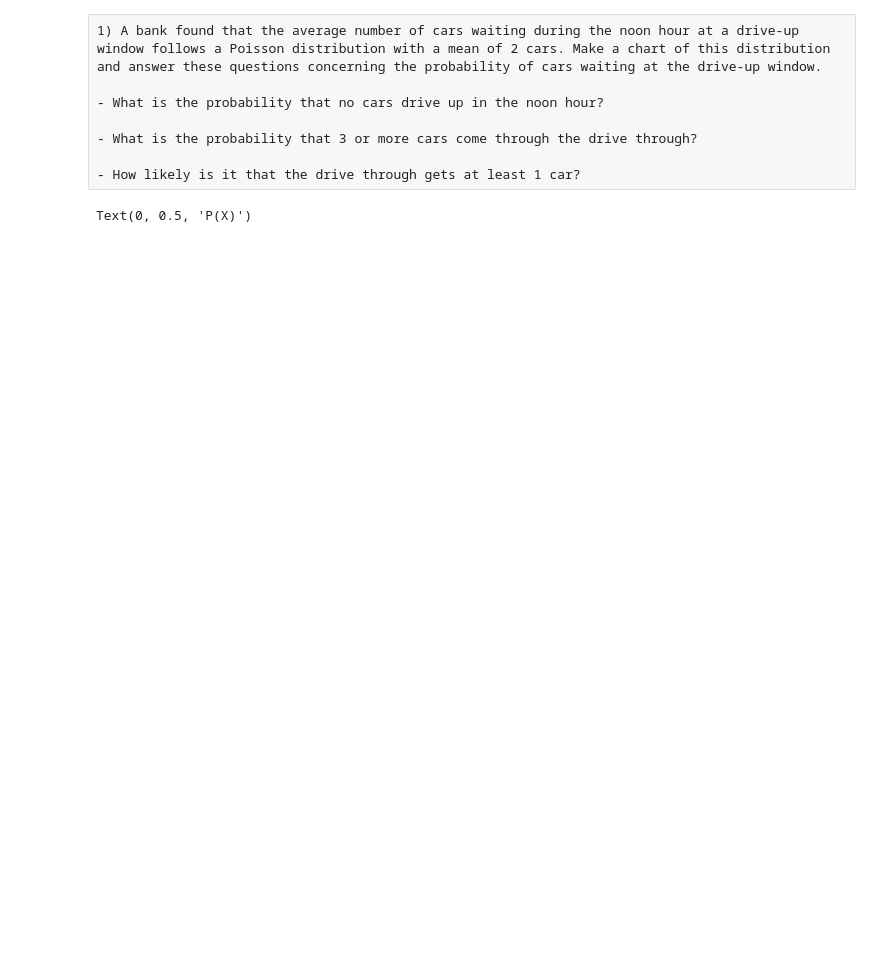
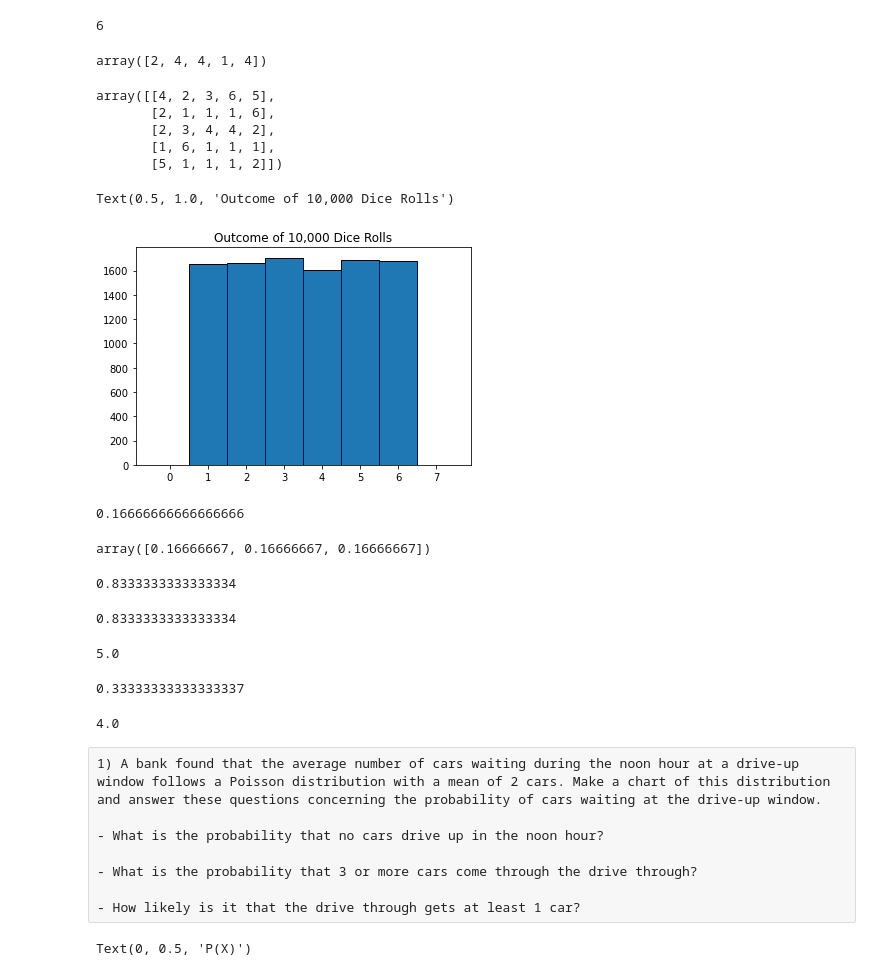
Before and after one commit to dlmitc3/statistics-exercises, a Jupyter notebook: probability_distributions.ipynb, the cells around one changed output. Saved outputs shown, nothing was run; the diff lists cells and outputs as text; code cells hidden in the pictures; blank space fills up the shorter version.

```diff
--- a/probability_distributions.ipynb
+++ b/probability_distributions.ipynb
@@ -8,3 +19,59 @@ from scipy.stats import poisson
+# %%
+die_distribution = stats.randint(1, 7)
+# %%
+die_distribution.rvs()
+# %% [output]
+6
+# %%
+die_distribution.rvs(5)
+# %% [output]
+array([2, 4, 4, 1, 4])
+# %%
+die_distribution.rvs((5, 5))
+# %% [output]
+array([[4, 2, 3, 6, 5],
+       [2, 1, 1, 1, 6],
+       [2, 3, 4, 4, 2],
+       [1, 6, 1, 1, 1],
+       [5, 1, 1, 1, 2]])
+# %%
+n = 10_000
+
+x = die_distribution.rvs(n)
+
+plt.hist(x, bins=range(0, 9), align='left', width=1, edgecolor='black')
+plt.title(f'Outcome of {n:,} Dice Rolls')
+# %% [output]
+Text(0.5, 1.0, 'Outcome of 10,000 Dice Rolls')
+[figure, added]
+# %%
+die_distribution.pmf(2)
+# %% [output]
+0.16666666666666666
+# %%
+die_distribution.pmf([1, 2, 3])
+# %% [output]
+array([0.16666667, 0.16666667, 0.16666667])
+# %%
+die_distribution.cdf(5)
+# %% [output]
+0.8333333333333334
+# %%
+5/6
+# %% [output]
+0.8333333333333334
+# %%
+die_distribution.ppf(5/6)
+# %% [output]
+5.0
+# %%
+die_distribution.sf(4)
+# %% [output]
+0.33333333333333337
+# %%
+die_distribution.isf(1/3)
+# %% [output]
+4.0
 # %% [raw]
 1) A bank found that the average number of cars waiting during the noon hour at a drive-up window follows a Poisson distribution with a mean of 2 cars. Make a chart of this distribution and answer these questions concerning the probability of cars waiting at the drive-up window.
 
```
Also changed, not shown: parts of 31 cells of this notebook.
